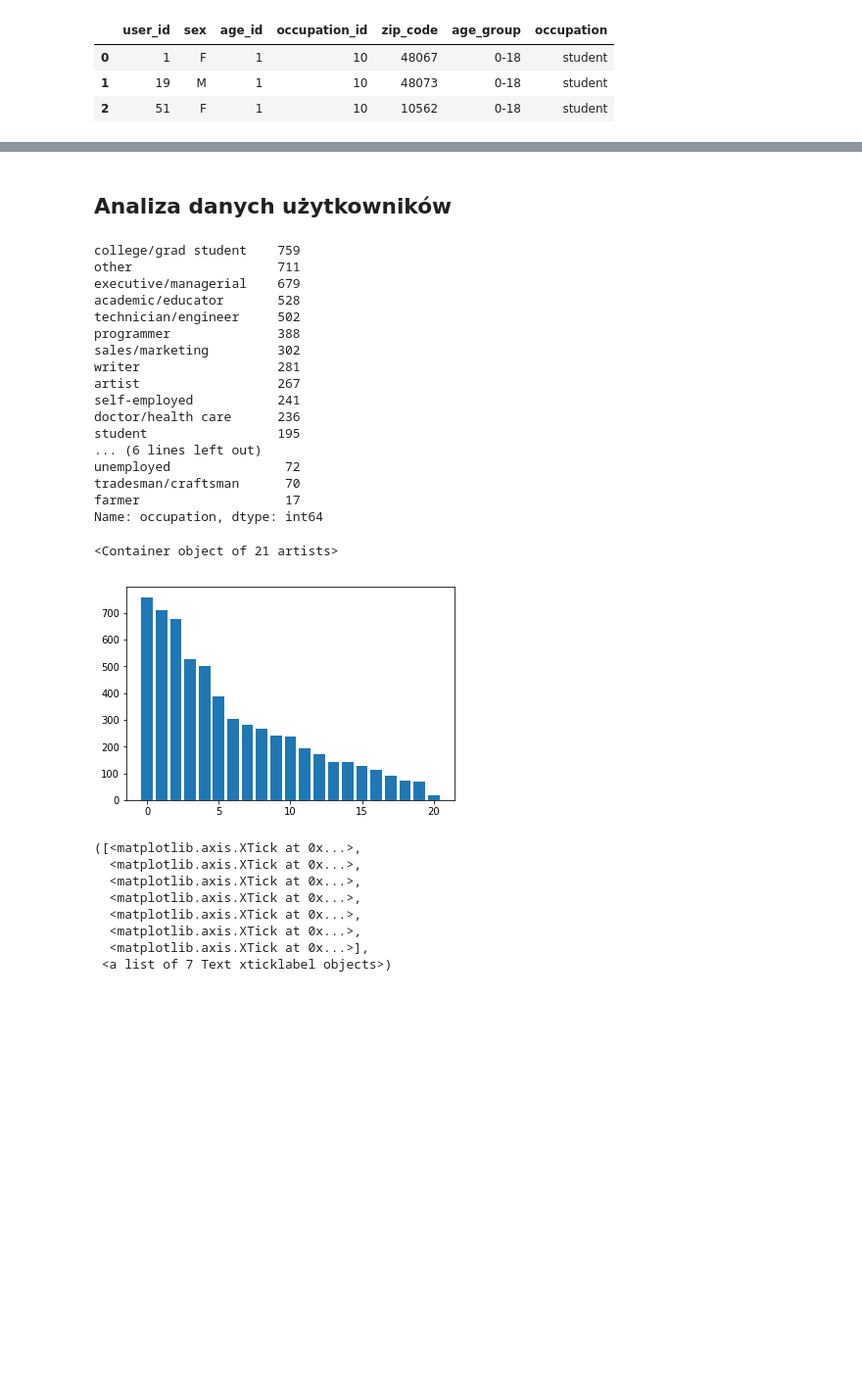
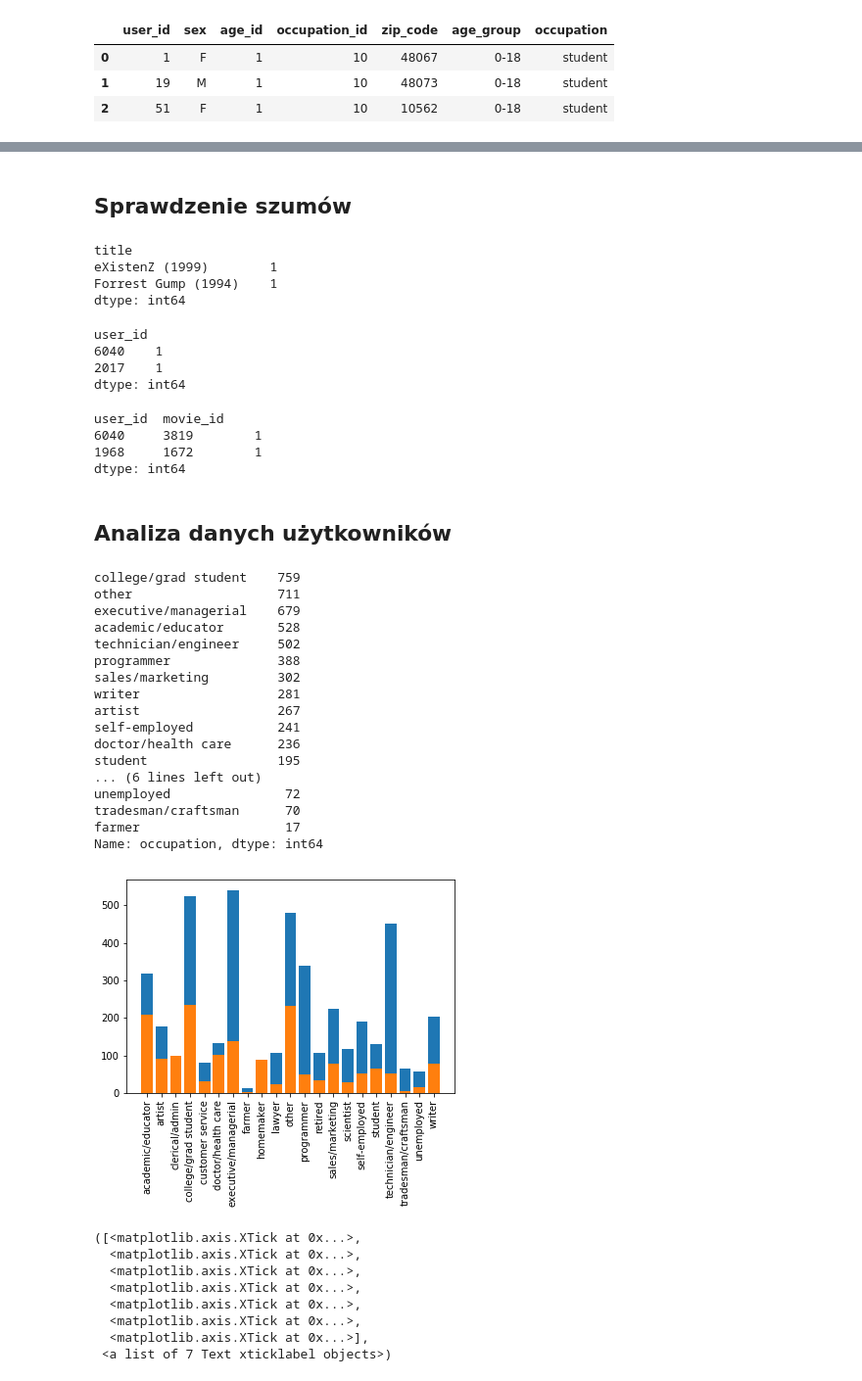
Before and after one commit to ksiazekm/movielens-analysis, a Jupyter notebook: playground/1M-Analysis.ipynb, the cells around one changed output, grey strips where cells are left out. Shown: that part at 98% size. Drawn from its saved outputs; the diff is of its cells as text; code cells hidden in the pictures; blank space fills up the shorter version.

Commit message:
add few charts and noise detections

```diff
--- a/playground/1M-Analysis.ipynb
+++ b/playground/1M-Analysis.ipynb
@@ -48,31 +68,61 @@ movielens = pd.merge(users, movie_ratings)
+# %% [markdown]
+## Sprawdzenie szumów
+# %%
+movies_data.groupby('title').size().sort_values(ascending=False)[:2]
+# %% [output]
+title
+eXistenZ (1999)        1
+Forrest Gump (1994)    1
+dtype: int64
+# %%
+user_data.groupby('user_id').size().sort_values(ascending=False)[:2]
+# %% [output]
+user_id
+6040    1
+2017    1
+dtype: int64
+# %%
+movielens.groupby(['user_id', 'movie_id']).size().sort_values(ascending=False)[:2]
+# %% [output]
+user_id  movie_id
+6040     3819        1
+1968     1672        1
+dtype: int64
 # %% [markdown]
 ## Analiza danych użytkowników
 # %%
 occcupations = users.occupation.value_counts()
 print(occcupations)
 
 x = range(len(occcupations))
-plt.bar(x, occcupations)
+
+occupation_by_gender = users.groupby(['sex', 'occupation']).size()
+
+ax = plt.subplot(111)
+ax.bar(x, occupation_by_gender['M'])
+ax.bar(x, occupation_by_gender['F'])
+ax.set_xticks(x)
+ax.set_xticklabels(occupation_by_gender['M'].keys(), rotation=90)
+plt.show()
 # %% [output]
 college/grad student    759
 other                   711
 executive/managerial    679
 academic/educator       528
 technician/engineer     502
 programmer              388
 sales/marketing         302
 writer                  281
 artist                  267
 self-employed           241
 doctor/health care      236
 student                 195
 ... (6 lines left out)
 unemployed               72
 tradesman/craftsman      70
 farmer                   17
 Name: occupation, dtype: int64
-<Container object of 21 artists>
-[figure, old version]
+[figure, new version]
 # %%
 age_bins = users.age_group.value_counts()
 # %%
```
Also changed, not shown: parts of 2 cells of this notebook, 1 other file.
